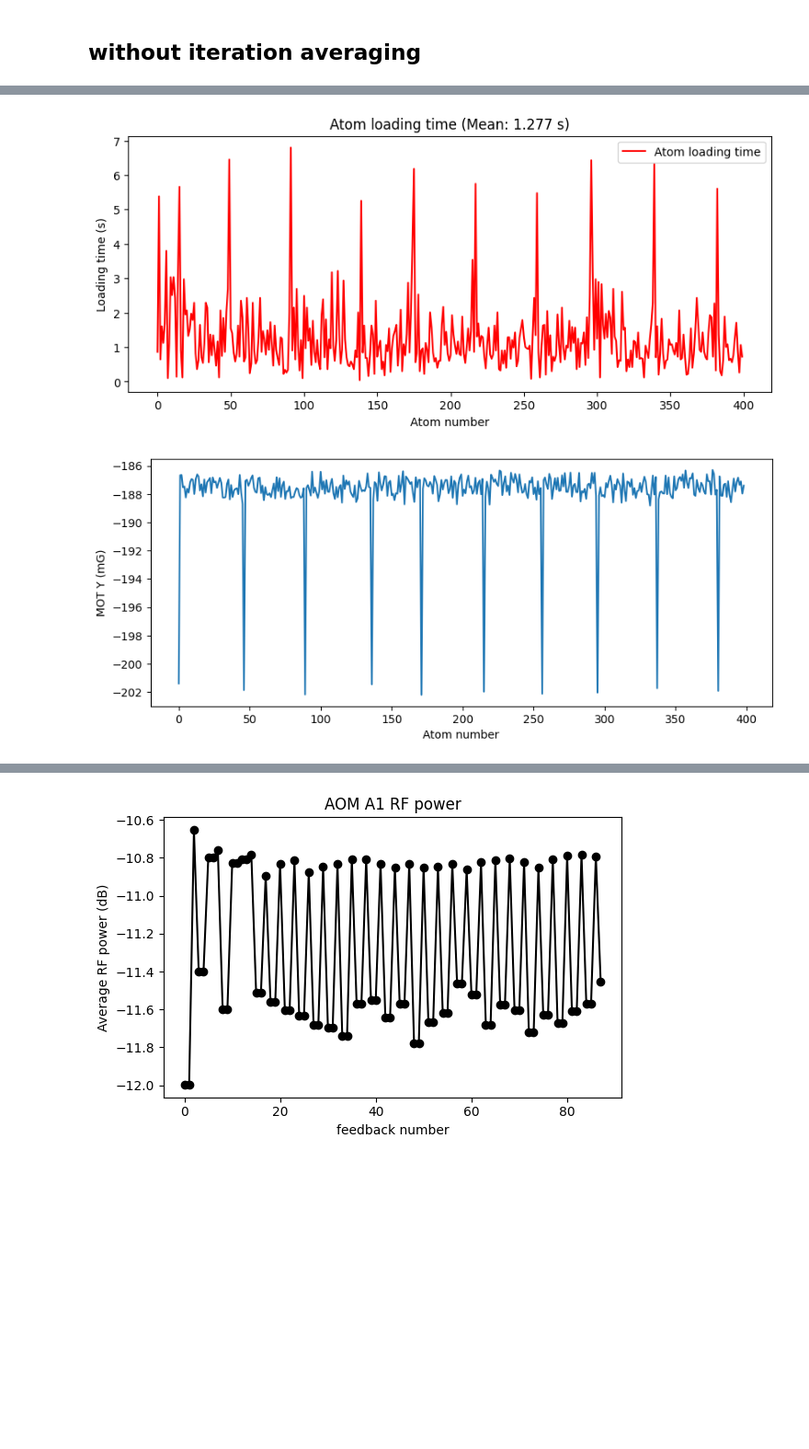
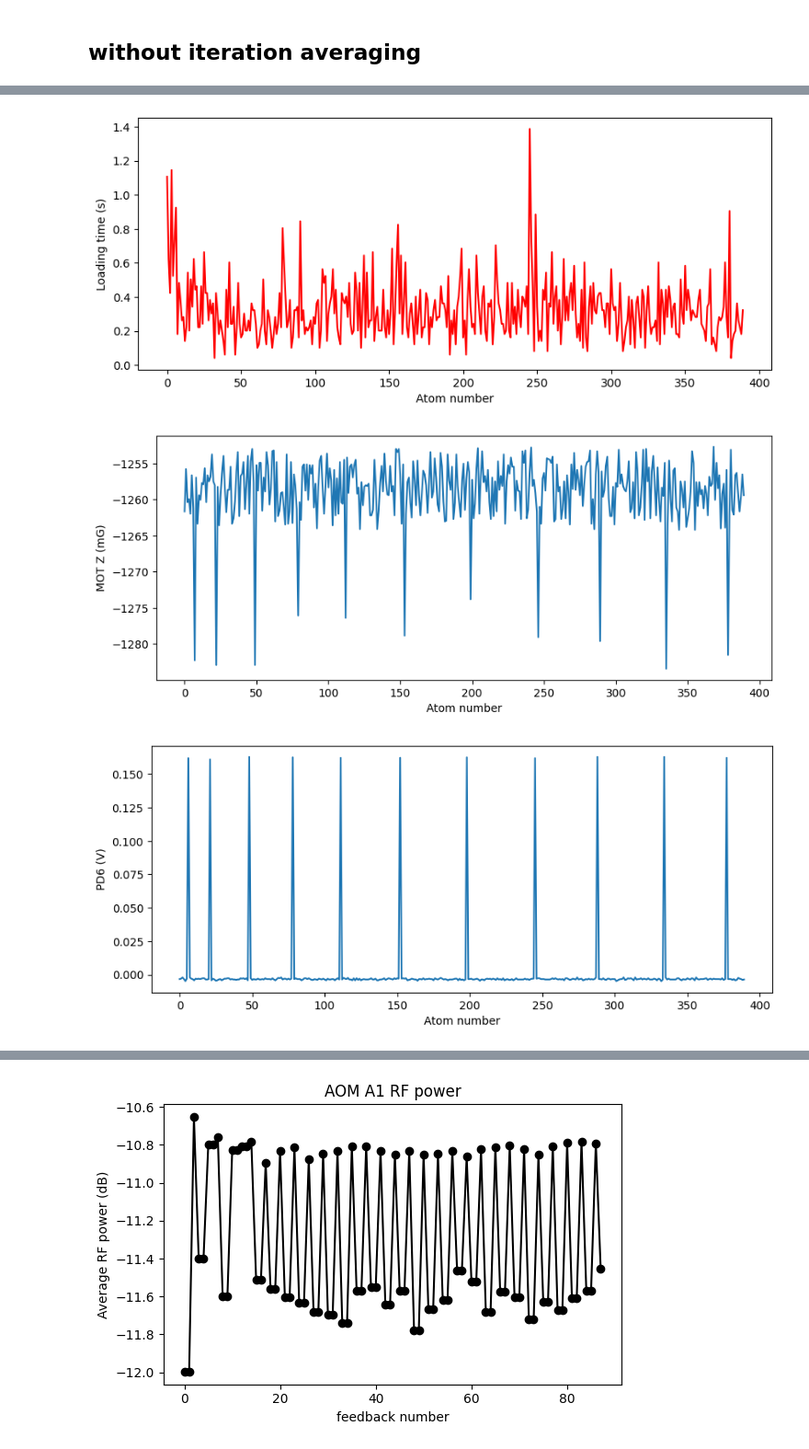
Before and after one commit to QuantumQuadrate/qn_artiq_routines, a Jupyter notebook: Analysis/Single atom analysis/atom_loading_analysis_2025.ipynb, the cells around one changed output, grey strips where cells are left out. Shown at 92% size. Cells and saved outputs as stored; diff of their text form; code cells hidden in the pictures; blank space fills up the shorter version.

```diff
--- a/Analysis/Single atom analysis/atom_loading_analysis_2025.ipynb
+++ b/Analysis/Single atom analysis/atom_loading_analysis_2025.ipynb
@@ -23,7 +23,7 @@ print(set_point_PD6_AOM_A6)
 0.078
 0.078
 # %%
-date_filters = ["2026-02-14","2026-02-15"]
+date_filters = ["2026-02-18"]
 
 from matplotlib import pyplot as plt
 import matplotlib as mpl
@@ -100,7 +91,7 @@ With fitting the resonance for microwave scans
 """
 ### the file(s) to analyze:
 file_indices = {
-    0:'',
+    6:'',
     # 45:'',
     # 47:'',
     # 49:'',
@@ -825,26 +936,34 @@ axs[2, 2].set_title("OP Z");
 # %%
 #### Plot the combined Atom_loading_time values
 ## We can slice the array to separate iterations later, if we want.
 combined_atom_loading_times = list(itertools.chain(*all_atom_loading_times))
-mean_loading_time = np.mean(combined_atom_loading_times[0:7000])
+
+start_range = 10
+end_range = 400
+
 plt.figure(figsize=(10, 4))
-plt.plot(combined_atom_loading_times[0:400], 'r-', label='Atom loading time')
+plt.plot(combined_atom_loading_times[start_range:end_range], 'r-', label='Atom loading time')
 plt.xlabel("Atom number")
 plt.ylabel("Loading time (s)")
-plt.title(f"Atom loading time (Mean: {mean_loading_time:.3f} s)")
-# plt.title(f"Combined Atom Loading Time for All Files")
-plt.legend(loc='best')
 plt.show()
 
 
 plt.figure(figsize=(10, 4))
-plt.plot(Magnetometer_MOT_Y[1:400])
+plt.plot(Magnetometer_MOT_Z[start_range:end_range])
 plt.xlabel("Atom number")
-plt.ylabel("MOT Y (mG)")
+plt.ylabel("MOT Z (mG)")
 plt.show()
+
+
+plt.figure(figsize=(10, 4))
+plt.plot(Sampler0_test[1:, 0][start_range:end_range])
+plt.xlabel("Atom number")
+plt.ylabel("PD6 (V)")
+plt.show()
 # %% [output]
-[figure, old version]
+[figure, new version]
-[figure, old version]
+[figure, new version]
+[figure, added]
 # %%
 """
 Plotting the RF powers to the AOMs, along with the atom loading time.
```
Also changed, not shown: parts of 19 cells of this notebook, 4 other files.
